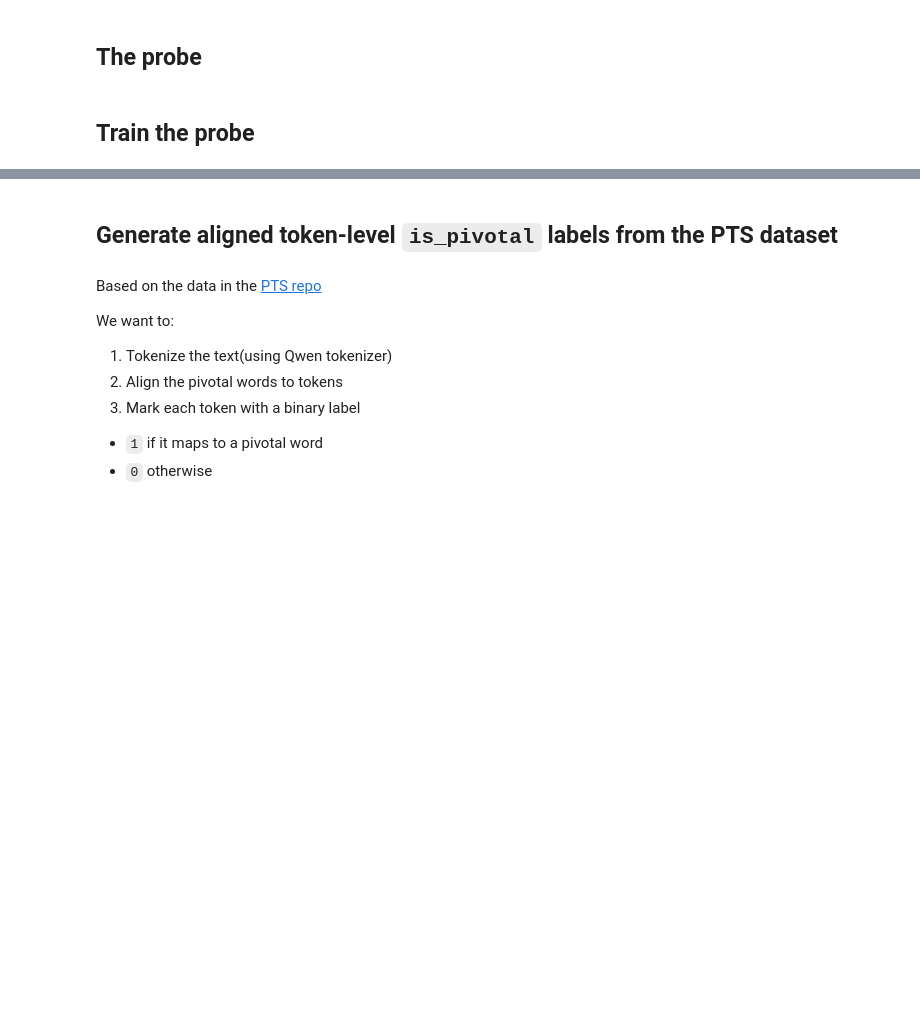
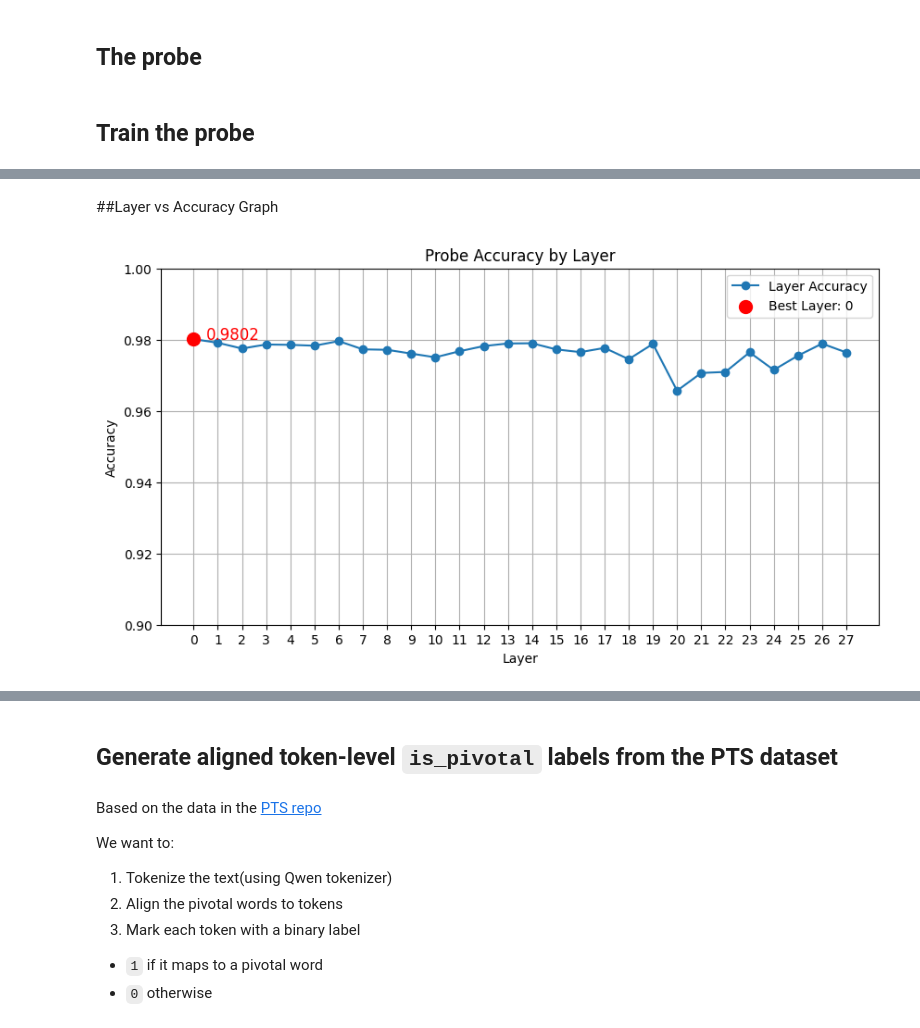
Before and after one commit to stvngo/Algoverse-AI-Model-Probing, a Jupyter notebook: Linear_Probing_Qwen_3_0_6B.ipynb, the cells around one changed output, grey strips where cells are left out. Cells and saved outputs as stored; diff of their text form; code cells hidden in the pictures; blank space fills up the shorter version.

```diff
--- a/Linear_Probing_Qwen_3_0_6B.ipynb
+++ b/Linear_Probing_Qwen_3_0_6B.ipynb
@@ -394,0 +839,31 @@ The: 1.0000
+# %% [markdown]
+##Layer vs Accuracy Graph
+# %%
+import pandas as pd
+import matplotlib.pyplot as plt
+
+# Load results
+df = pd.read_csv("layer_probe_results.csv")
+
+# Find best layer
+best_row = df.loc[df['accuracy'].idxmax()]
+best_layer = int(best_row['layer'])
+best_acc = best_row['accuracy']
+
+# Plot
+plt.figure(figsize=(10, 5))
+plt.plot(df["layer"], df["accuracy"], marker="o", label="Layer Accuracy")
+plt.scatter(best_layer, best_acc, color='red', s=100, zorder=5, label=f"Best Layer: {best_layer}")
+plt.text(best_layer + 0.5, best_acc, f"{best_acc:.4f}", color='red', fontsize=12)
+
+plt.title("Probe Accuracy by Layer")
+plt.xlabel("Layer")
+plt.ylabel("Accuracy")
+plt.grid(True)
+plt.xticks(range(df["layer"].min(), df["layer"].max()+1))
+plt.ylim(0.9, 1.0)
+plt.legend()
+plt.savefig("layer_probe_accuracy.png")
+plt.show()
+# %% [output]
+[figure, added]
```
Also changed, not shown: parts of 36 cells of this notebook.
